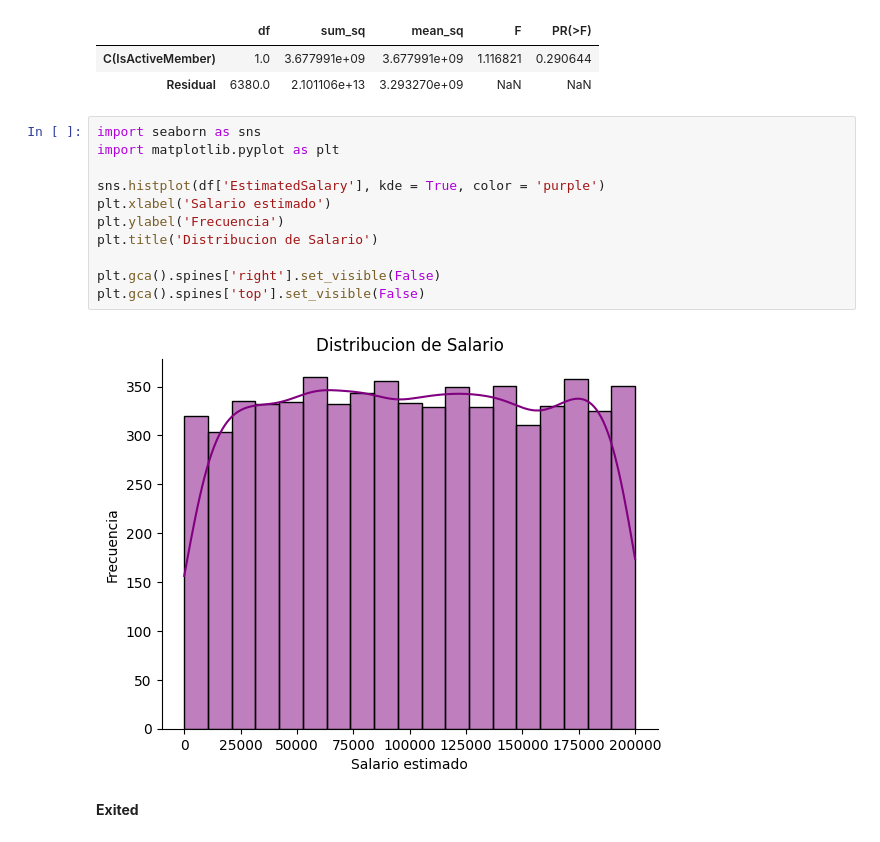
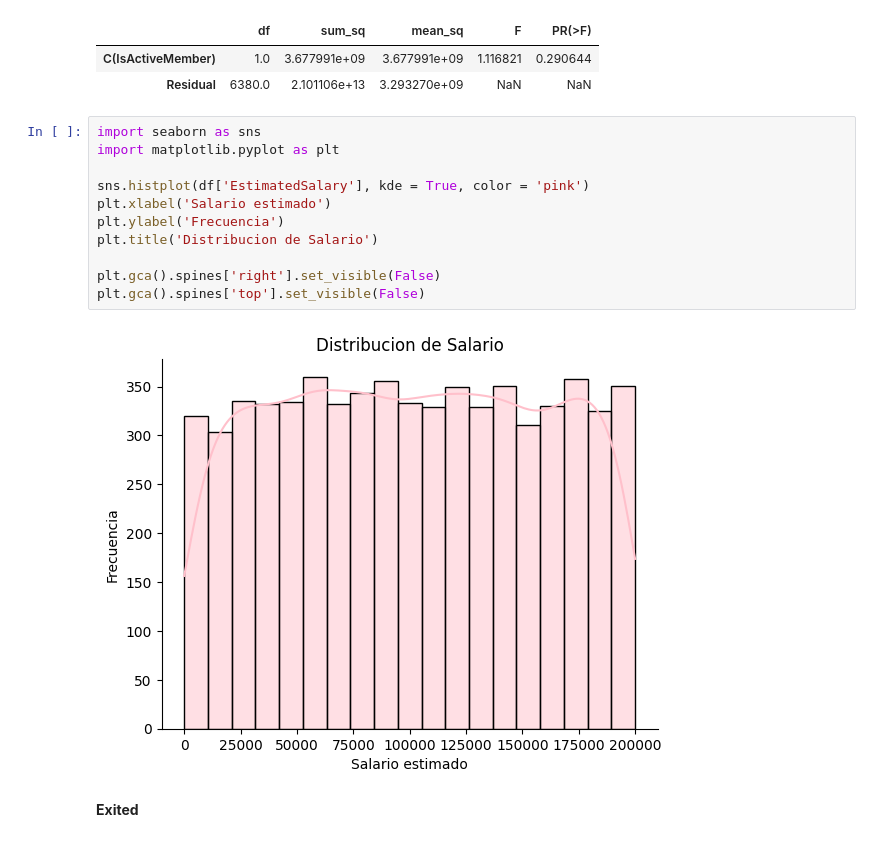
Before and after one commit to Karlamch/karlaMCH, a Jupyter notebook: eii_u2_03_22150453.ipynb, the cells around one changed output. Saved outputs shown, nothing was run; the diff lists cells and outputs as text.

```diff
--- a/eii_u2_03_22150453.ipynb
+++ b/eii_u2_03_22150453.ipynb
@@ -252,16 +252,16 @@ tabla_anova
 # %%
 import seaborn as sns
 import matplotlib.pyplot as plt
 
-sns.histplot(df['EstimatedSalary'], kde = True, color = 'purple')
+sns.histplot(df['EstimatedSalary'], kde = True, color = 'pink')
 plt.xlabel('Salario estimado')
 plt.ylabel('Frecuencia')
 plt.title('Distribucion de Salario')
 
 plt.gca().spines['right'].set_visible(False)
 plt.gca().spines['top'].set_visible(False)
 # %% [output]
-[figure, old version]
+[figure, new version]
 # %% [markdown]
 **Exited**
 # %%
```
Also changed, not shown: parts of 5 cells of this notebook.
